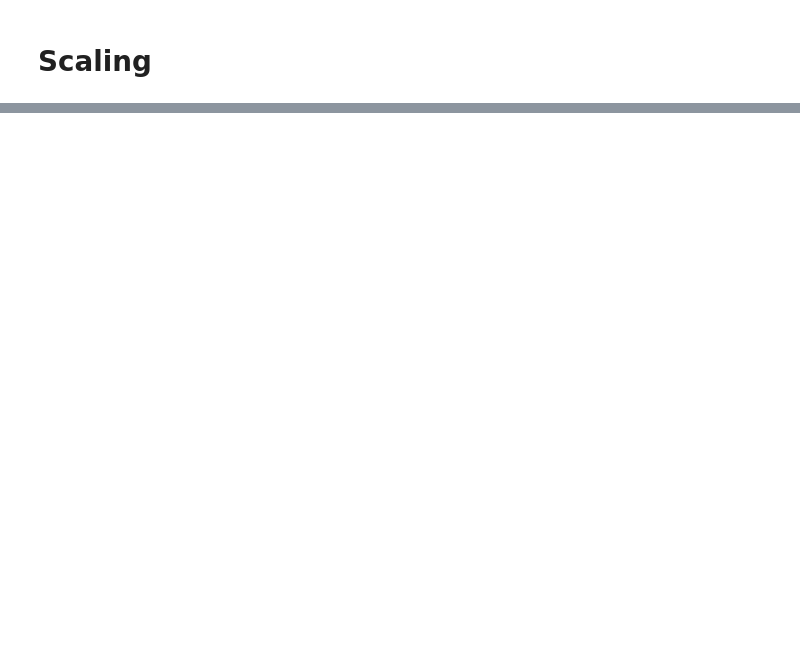
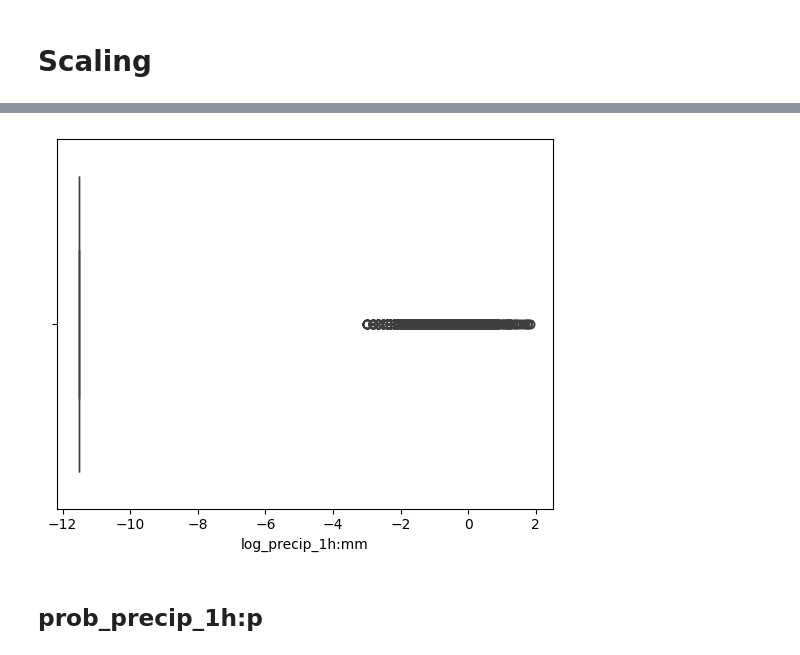
Before and after one commit to Niki827/watt_squad, a Jupyter notebook: notebooks/Preprocessing_Niki.ipynb, the cells around one changed output, grey strips where cells are left out. Cells and saved outputs as stored; diff of their text form; code cells hidden in the pictures; blank space fills up the shorter version.

```diff
--- a/notebooks/Preprocessing_Niki.ipynb
+++ b/notebooks/Preprocessing_Niki.ipynb
@@ -154,0 +192,6 @@ sns.boxplot(data=data, x='precip_1h:mm');
+# %%
+sns.boxplot(data=data, x='log_precip_1h:mm');
+# %% [output]
+[figure, added]
+# %% [markdown]
+## prob_precip_1h:p
```
Also changed, not shown: parts of 19 cells of this notebook.
